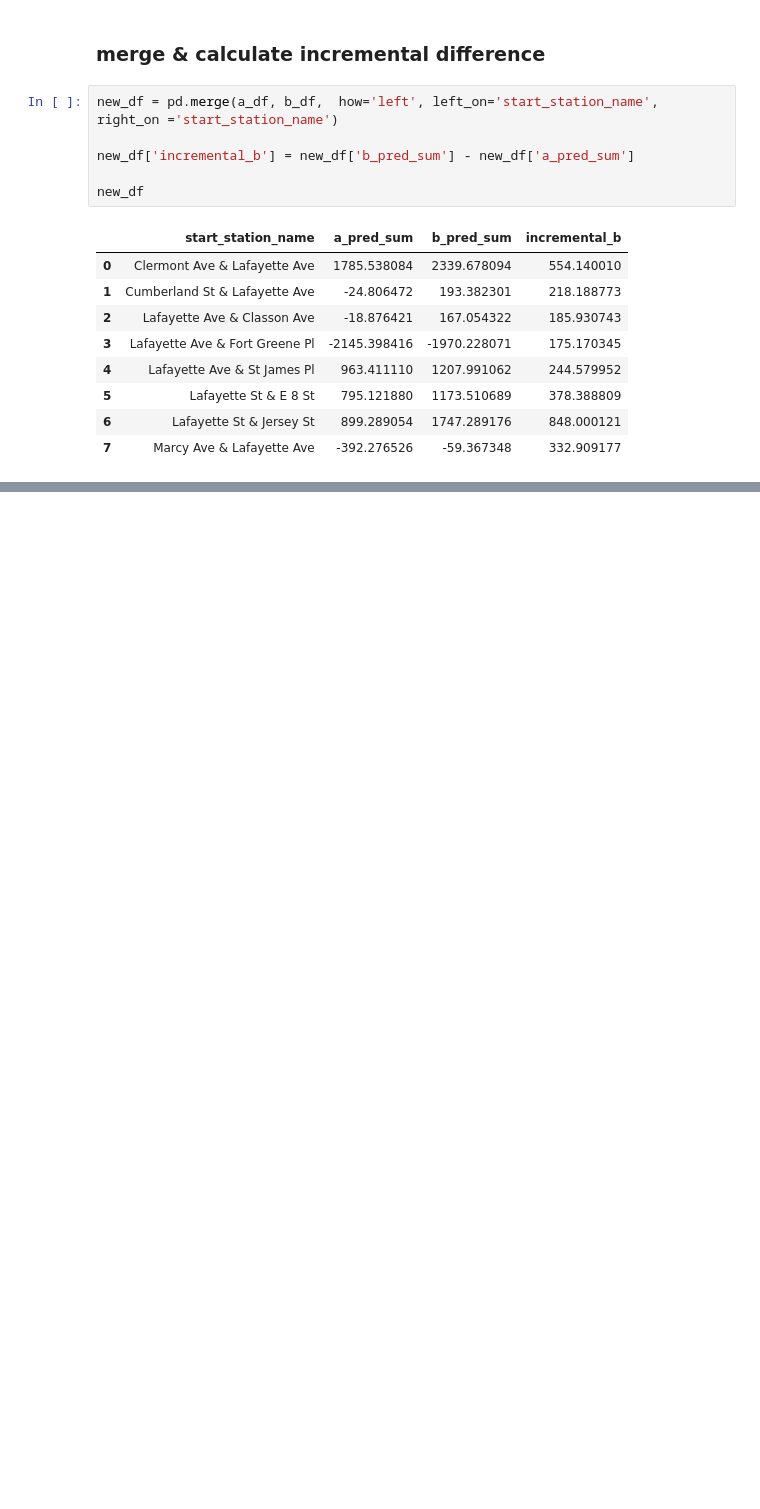
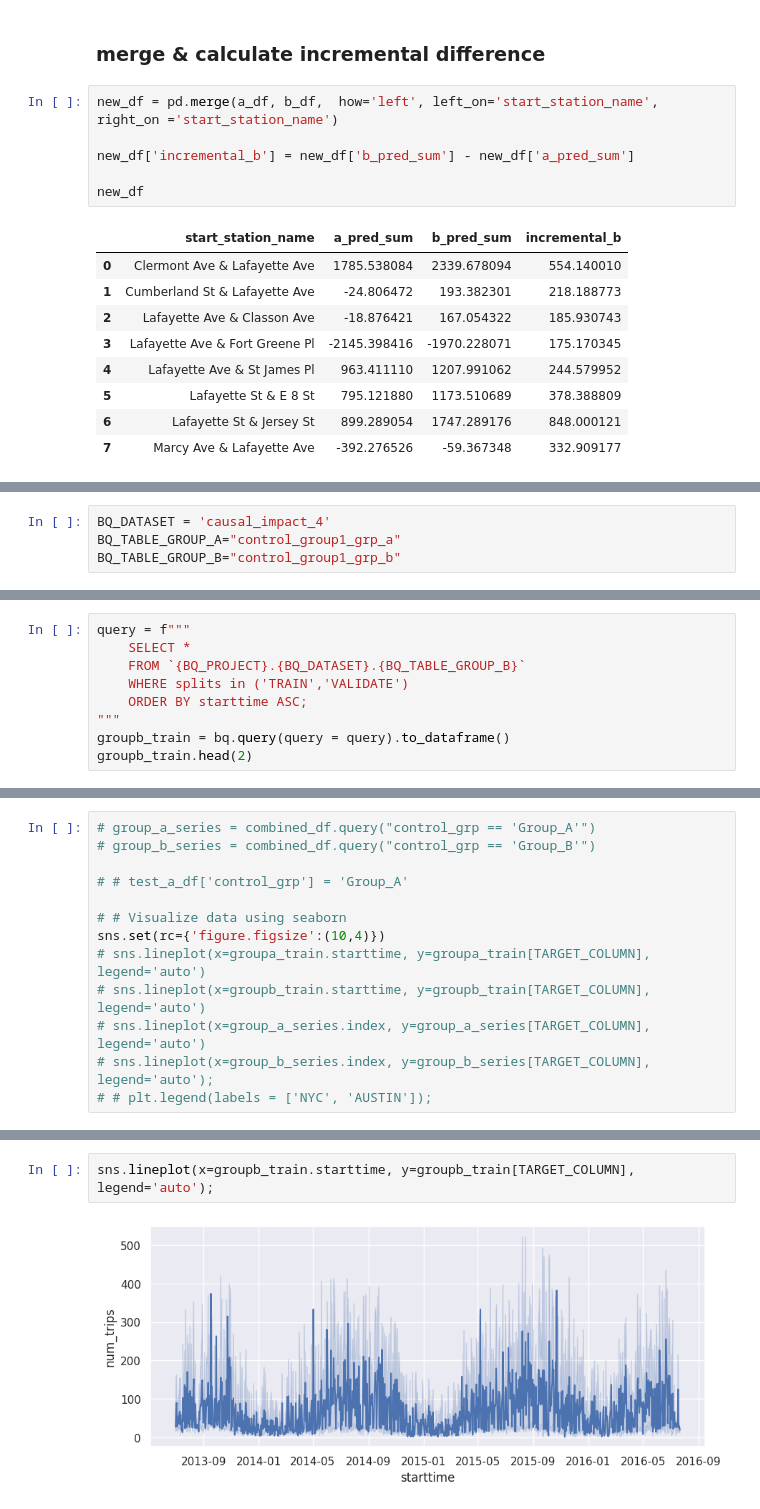
Before and after one commit to tottenjordan/vertex-forecas-repo, a Jupyter notebook: 03-bqml-sdk-examples/causal-impact/01c-calculate-causal-lift.ipynb, the cells around one changed output, grey strips where cells are left out. Cells and saved outputs as stored; diff of their text form; blank space fills up the shorter version.

```diff
--- a/03-bqml-sdk-examples/causal-impact/01c-calculate-causal-lift.ipynb
+++ b/03-bqml-sdk-examples/causal-impact/01c-calculate-causal-lift.ipynb
@@ -190,0 +184,4 @@ new_df
+# %%
+BQ_DATASET = 'causal_impact_4'
+BQ_TABLE_GROUP_A="control_group1_grp_a"
+BQ_TABLE_GROUP_B="control_group1_grp_b"
@@ -190,0 +203,9 @@ new_df
+# %%
+query = f"""
+    SELECT *
+    FROM `{BQ_PROJECT}.{BQ_DATASET}.{BQ_TABLE_GROUP_B}`
+    WHERE splits in ('TRAIN','VALIDATE')
+    ORDER BY starttime ASC;
+"""
+groupb_train = bq.query(query = query).to_dataframe()
+groupb_train.head(2)
@@ -291,0 +280,13 @@ print(f'The raw difference between the pre and the post treatment is {post_daily
+# %%
+# group_a_series = combined_df.query("control_grp == 'Group_A'")
+# group_b_series = combined_df.query("control_grp == 'Group_B'")
+
+# # test_a_df['control_grp'] = 'Group_A'
+
+# # Visualize data using seaborn
+sns.set(rc={'figure.figsize':(10,4)})
+# sns.lineplot(x=groupa_train.starttime, y=groupa_train[TARGET_COLUMN], legend='auto')
+# sns.lineplot(x=groupb_train.starttime, y=groupb_train[TARGET_COLUMN], legend='auto')
+# sns.lineplot(x=group_a_series.index, y=group_a_series[TARGET_COLUMN], legend='auto')
+# sns.lineplot(x=group_b_series.index, y=group_b_series[TARGET_COLUMN], legend='auto');
+# # plt.legend(labels = ['NYC', 'AUSTIN']);
@@ -291,0 +297,4 @@ print(f'The raw difference between the pre and the post treatment is {post_daily
+# %%
+sns.lineplot(x=groupb_train.starttime, y=groupb_train[TARGET_COLUMN], legend='auto');
+# %% [output]
+[figure, added]
```
Also changed, not shown: parts of 22 cells of this notebook, 2 other files.
